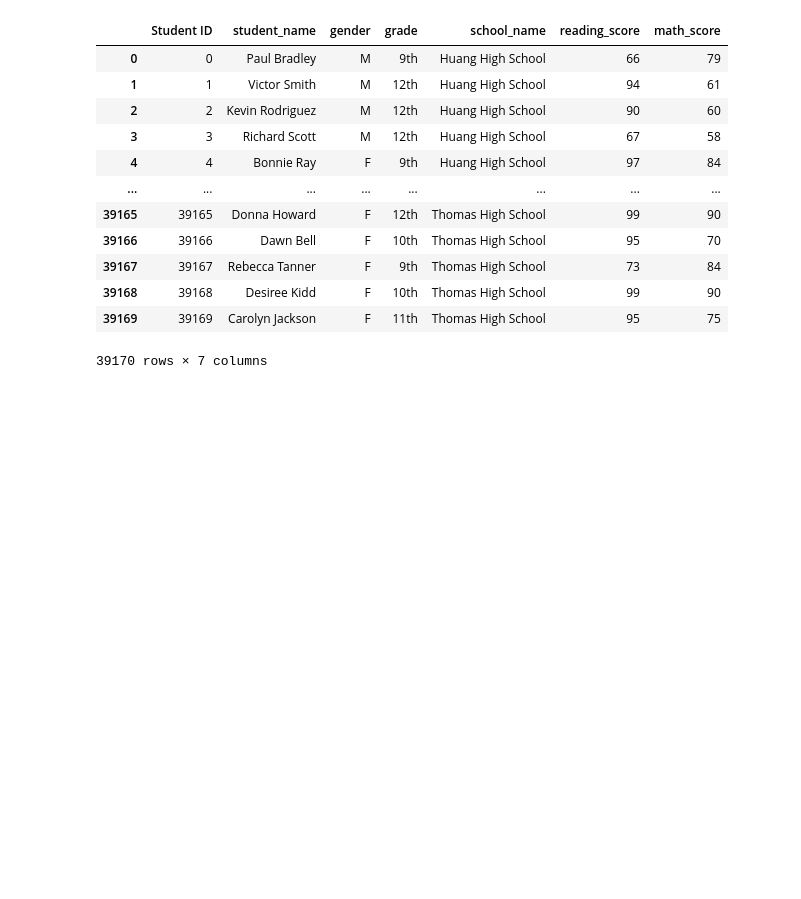
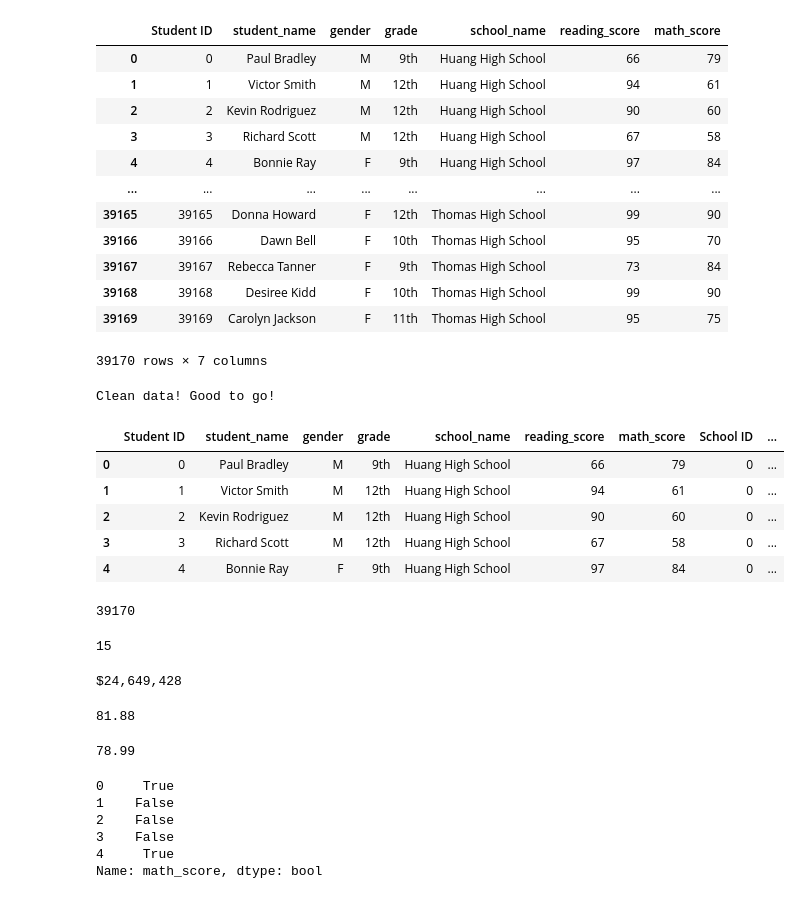
Before and after one commit to ipbrieske/School_District_Analysis, a Jupyter notebook: PyCitySchools.ipynb, the cells around one changed output. Drawn from its saved outputs; the diff is of its cells as text; code cells hidden in the pictures; blank space fills up the shorter version.

Commit message:
4.7.8 Periodic save. Worked with dataFrames and created districtSummary_df

```diff
--- a/PyCitySchools.ipynb
+++ b/PyCitySchools.ipynb
@@ -114,3 +114,78 @@ student_data_df
 | 39168 | 39168 | Desiree Kidd | F | 10th | Thomas High School | 99 | 90 |
 | 39169 | 39169 | Carolyn Jackson | F | 11th | Thomas High School | 95 | 75 |
 39170 rows × 7 columns
+# %%
+#confirm cleaned data
+import os
+
+newFilePath = os.path.join("Resources", "clean_students_complete.csv")
+newClean_df = pd.read_csv(newFile)
+
+
+
+newFileSet = set(newClean_df)
+student_data_dfSet = set(student_data_df)
+
+difference = newFileSet.difference(student_data_dfSet)
+
+if not difference:
+    print("Clean data! Good to go!")
+else:
+    print("That data is unclean my friend.")
+    print(difference)
+
+# Based on output, noticed a comma at the beginning of the new data set. Updated csv file
+# %% [output]
+Clean data! Good to go!
+# %%
+# combine the data into a single dataset
+schoolDataComplete_df = pd.merge(student_data_df, school_data_df, on=["school_name", "school_name"])
+schoolDataComplete_df.head()
+# %% [output]
+|  | Student ID | student_name | gender | grade | school_name | reading_score | math_score | School ID | ... |
+| 0 | 0 | Paul Bradley | M | 9th | Huang High School | 66 | 79 | 0 | ... |
+| 1 | 1 | Victor Smith | M | 12th | Huang High School | 94 | 61 | 0 | ... |
+| 2 | 2 | Kevin Rodriguez | M | 12th | Huang High School | 90 | 60 | 0 | ... |
+| 3 | 3 | Richard Scott | M | 12th | Huang High School | 67 | 58 | 0 | ... |
+| 4 | 4 | Bonnie Ray | F | 9th | Huang High School | 97 | 84 | 0 | ... |
+# %%
+# Get the total number of students
+studentCount = schoolDataComplete_df["Student ID"].count()
+studentCount
+# %% [output]
+39170
+# %%
+#Calculate the total number of schools
+schoolCount2 = len(schoolDataComplete_df["school_name"].unique())
+schoolCount2
+# %% [output]
+15
+# %%
+#Calculate the Total Budget
+totalBudget = schoolDataComplete_df["budget"].unique().sum()
+print(f"${totalBudget:,}")
+# %% [output]
+$24,649,428
+# %%
+# Calculat the average reading score.
+averageReadingScore = schoolDataComplete_df["reading_score"].mean()
+print(f"{averageReadingScore:.4}")
+# %% [output]
+81.88
+# %%
+# Calculat the average math score.
+averageMathScore = schoolDataComplete_df["math_score"].mean()
+print(f"{averageMathScore:.4}")
+# %% [output]
+78.99
+# %%
+passingMath = schoolDataComplete_df["math_score"] >= 70
+passingReading = schoolDataComplete_df["reading_score"] >= 70
+passingMath.head()
+# %% [output]
+0     True
+1    False
+2    False
+3    False
+4     True
+Name: math_score, dtype: bool
```
Also changed, not shown: parts of 8 cells of this notebook, 1 other file.
